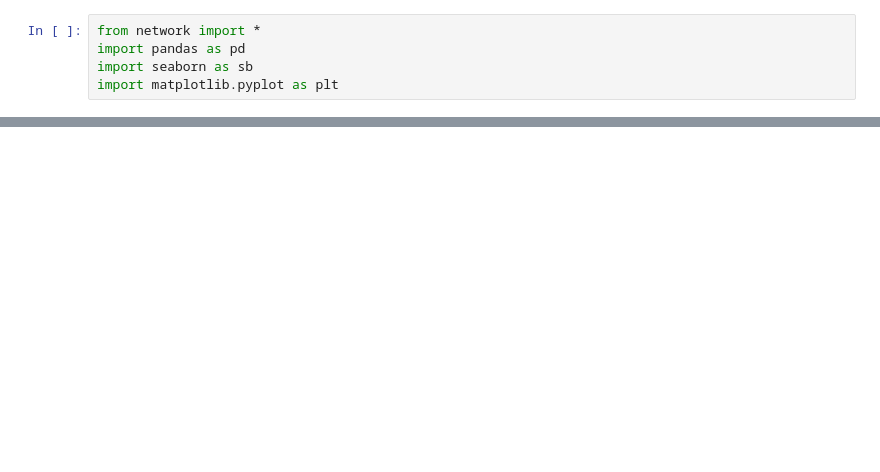
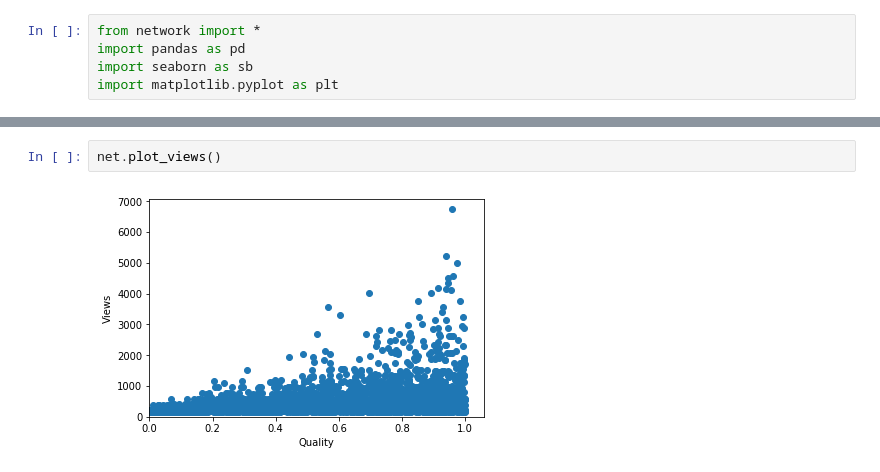
Before and after one commit to FakeNewsProject/FakeNews, a Jupyter notebook: Network Test.ipynb, the cells around one changed output, grey strips where cells are left out. Saved outputs shown, nothing was run; the diff lists cells and outputs as text; blank space fills up the shorter version.

```diff
--- a/Network Test.ipynb
+++ b/Network Test.ipynb
@@ -34,0 +27,4 @@ df_memes['lifetime'] =  df_memes['end'] - df_memes['start']
+# %%
+net.plot_views()
+# %% [output]
+[figure, added]
```
Also changed, not shown: parts of 15 cells of this notebook.
